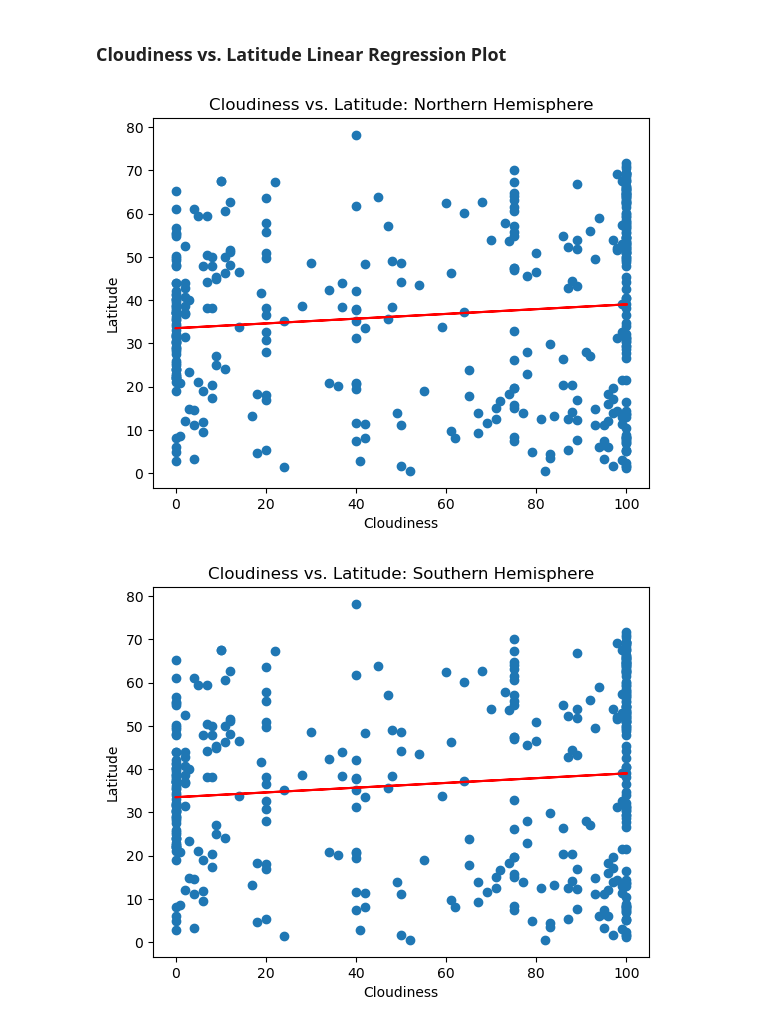
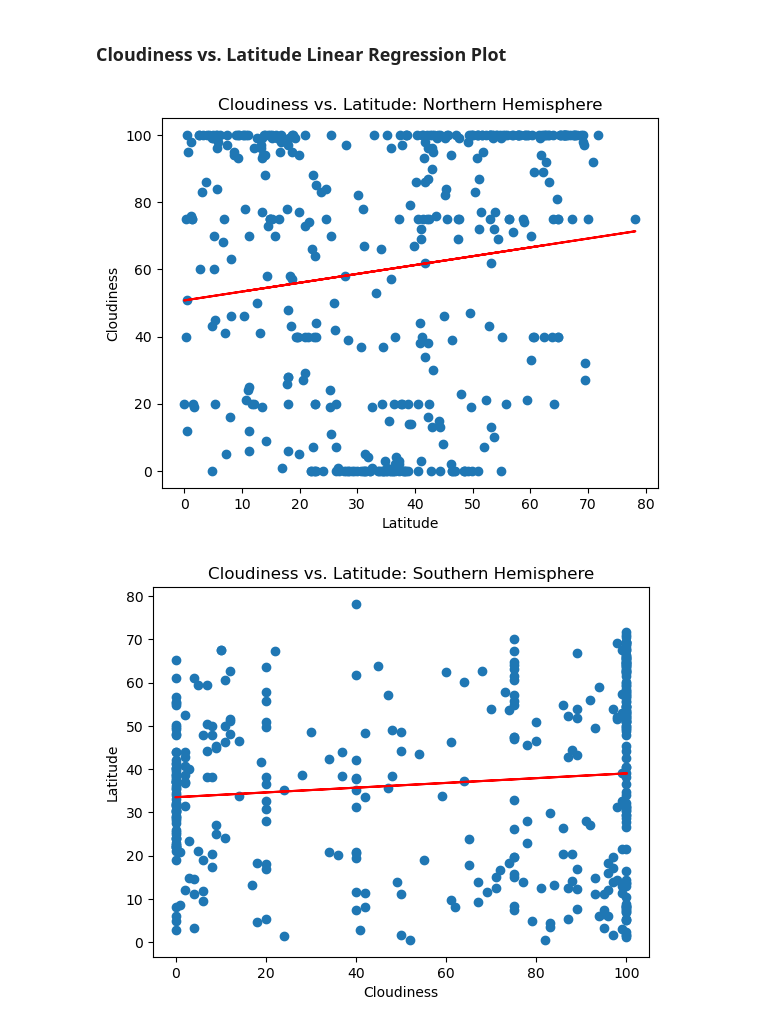
Before and after one commit to alanabianca/python-api-challenge, a Jupyter notebook: WeatherPy/WeatherPy.ipynb, the cells around one changed output. Drawn from its saved outputs; the diff is of its cells as text; code cells hidden in the pictures.

```diff
--- a/WeatherPy/WeatherPy.ipynb
+++ b/WeatherPy/WeatherPy.ipynb
@@ -390,23 +382,23 @@ plt.show()
 ### Cloudiness vs. Latitude Linear Regression Plot
 # %%
 # Northern Hemisphere
-x_val = northern_hemi_df["Cloudiness"]
-y_val = northern_hemi_df["Latitude"]
+x_val = northern_hemi_df["Latitude"]
+y_val = northern_hemi_df["Cloudiness"]
 
 (slope, intercept, rvalue, pvalue, stderr)=linregress(x_val, y_val)
 
 regress_values = x_val * slope + intercept
 
 line_eq = "y = " + str(round(slope,2)) + "x + " + str(round(intercept,2))
 plt.scatter(x_val, y_val)
 plt.plot(x_val, regress_values, "r-")
 plt.annotate(line_eq, (40,300))
-plt.xlabel("Cloudiness")
-plt.ylabel("Latitude")
+plt.xlabel("Latitude")
+plt.ylabel("Cloudiness")
 plt.title("Cloudiness vs. Latitude: Northern Hemisphere")
 plt.show()
 # %% [output]
-[figure, old version]
+[figure, new version]
 # %%
 # Southern Hemisphere
 x_val = northern_hemi_df["Cloudiness"]
```
Also changed, not shown: parts of 16 cells of this notebook, 5 other files.
